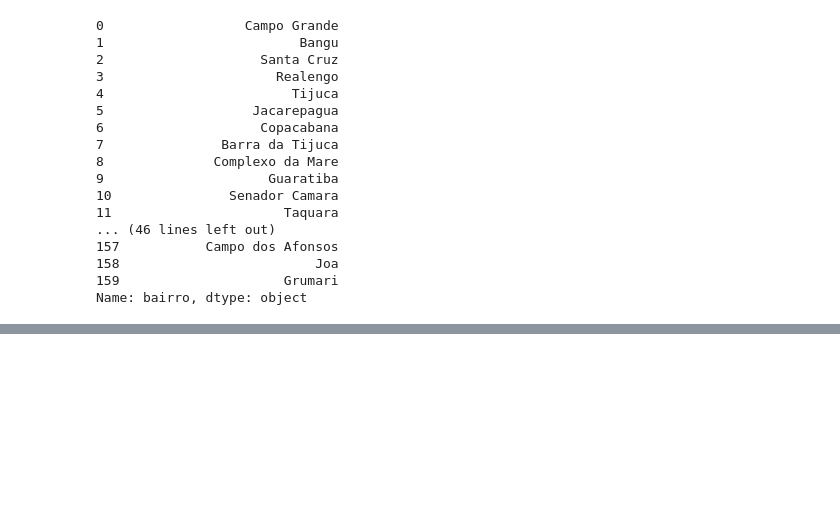
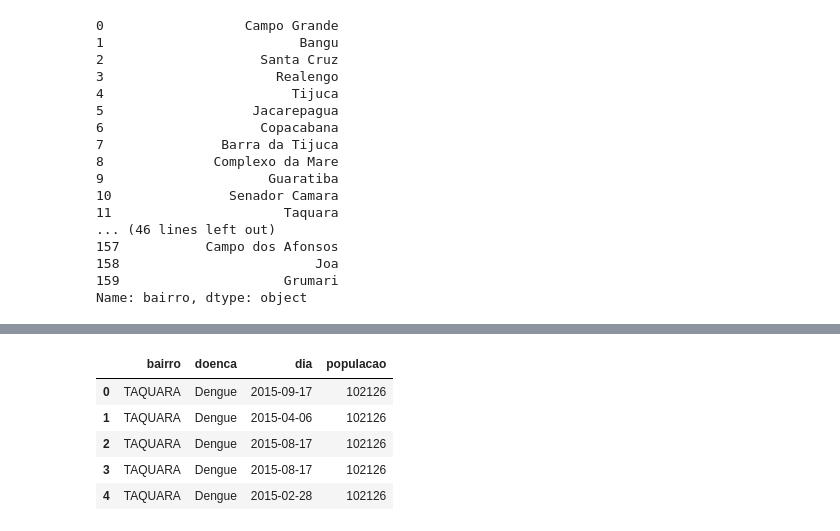
Before and after one commit to eduardocesar93/zika-dash, a Jupyter notebook: notebooks/limpeza-datasets.ipynb, the cells around one changed output, grey strips where cells are left out. Saved outputs shown, nothing was run; the diff lists cells and outputs as text; code cells hidden in the pictures; blank space fills up the shorter version.

Commit message:
Add dengue e zika

```diff
--- a/notebooks/limpeza-datasets.ipynb
+++ b/notebooks/limpeza-datasets.ipynb
@@ -105,0 +142,9 @@ dados_climaticos.to_csv('dados-climaticos-limpo.csv')
+# %%
+data.head()
+# %% [output]
+|  | bairro | doenca | dia | populacao |
+| 0 | TAQUARA | Dengue | 2015-09-17 | 102126 |
+| 1 | TAQUARA | Dengue | 2015-04-06 | 102126 |
+| 2 | TAQUARA | Dengue | 2015-08-17 | 102126 |
+| 3 | TAQUARA | Dengue | 2015-08-17 | 102126 |
+| 4 | TAQUARA | Dengue | 2015-02-28 | 102126 |
```
Also changed, not shown: parts of 10 cells of this notebook, 2 other files.
